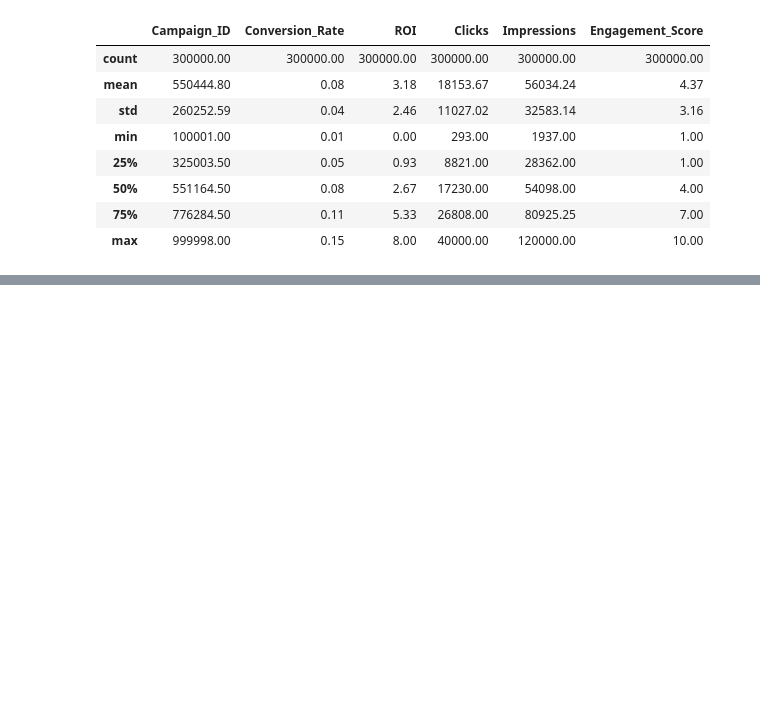
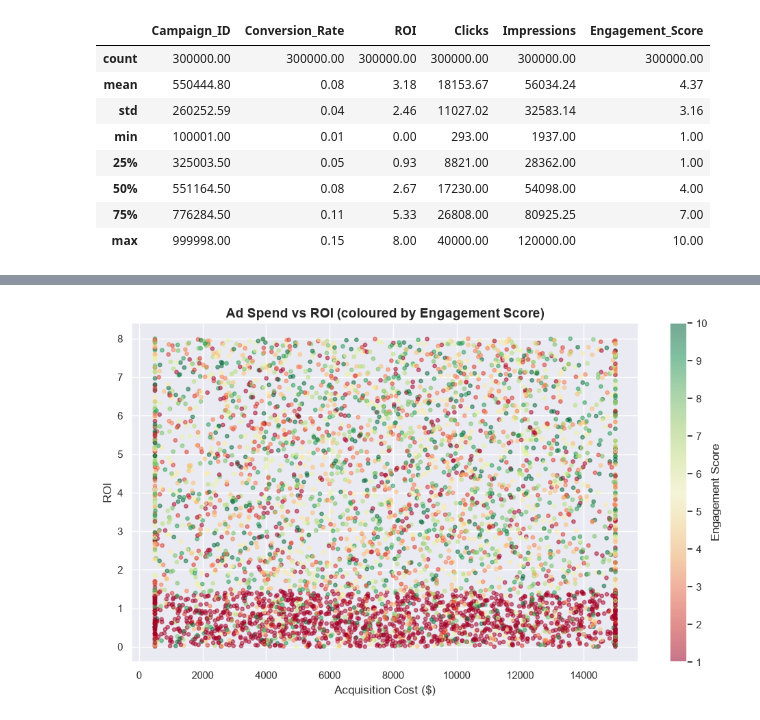
Before and after one commit to sanda0620/social-media-analytics, a Jupyter notebook: social_media_analysis.ipynb, the cells around one changed output, grey strips where cells are left out. Saved outputs shown, nothing was run; the diff lists cells and outputs as text; code cells hidden in the pictures; blank space fills up the shorter version.

```diff
--- a/social_media_analysis.ipynb
+++ b/social_media_analysis.ipynb
@@ -91,0 +123,21 @@ Length: 50, dtype: str
+# %%
+# CTR = Click Through Rate (how many people clicked vs saw the ad)
+df['CTR'] = (df['Clicks'] / df['Impressions'] * 100).round(4)
+
+# CPC = Cost Per Click (how much each click costs)
+df['CPC'] = (df['Acquisition_Cost'] / df['Clicks']).round(4)
+
+# Cost Per Impression (how much each view costs)
+df['CPM'] = (df['Acquisition_Cost'] / df['Impressions'] * 1000).round(4)
+
+# Revenue estimate (ROI * Cost = Revenue generated)
+df['Revenue'] = (df['ROI'] * df['Acquisition_Cost']).round(2)
+
+# High Engagement flag (engagement score above median = 1, else 0)
+engagement_median = df['Engagement_Score'].median()
+df['High_Engagement'] = (df['Engagement_Score'] > engagement_median).astype(int)
+
+print("New features created:")
+print(df[['CTR', 'CPC', 'CPM', 'Revenue', 'High_Engagement']].describe().round(4))
+print(f"\nEngagement median: {engagement_median}")
+print(f"High engagement campaigns: {df['High_Engagement'].sum():,} ({df['High_Engagement'].mean()*100:.1f}%)")
@@ -91,0 +347,20 @@ Length: 50, dtype: str
+# %%
+plt.figure(figsize=(10, 6))
+
+# Sample 5000 points so chart isn't overcrowded
+sample = df.sample(5000, random_state=42)
+
+scatter = plt.scatter(sample['Acquisition_Cost'], sample['ROI'],
+                      c=sample['Engagement_Score'],
+                      cmap='RdYlGn', alpha=0.5, s=15)
+
+plt.colorbar(scatter, label='Engagement Score')
+plt.title('Ad Spend vs ROI (coloured by Engagement Score)',
+          fontsize=14, fontweight='bold')
+plt.xlabel('Acquisition Cost ($)')
+plt.ylabel('ROI')
+plt.tight_layout()
+plt.savefig('spend_vs_roi.png', dpi=150, bbox_inches='tight')
+plt.show()
+# %% [output]
+[figure, added]
```
Also changed, not shown: parts of 11 cells of this notebook, 6 other files.
